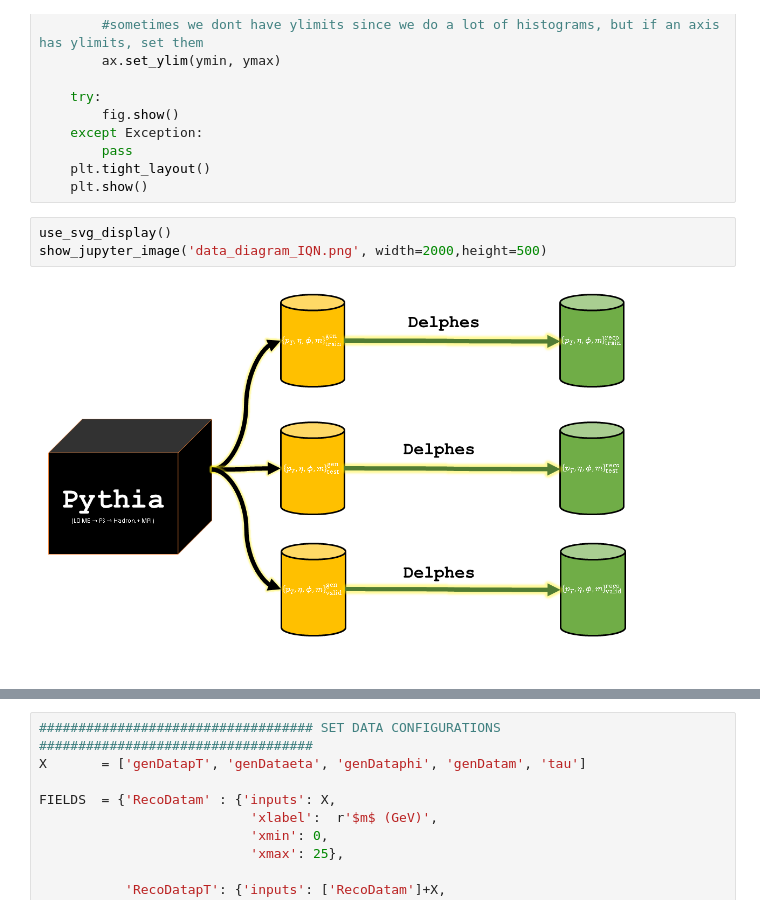
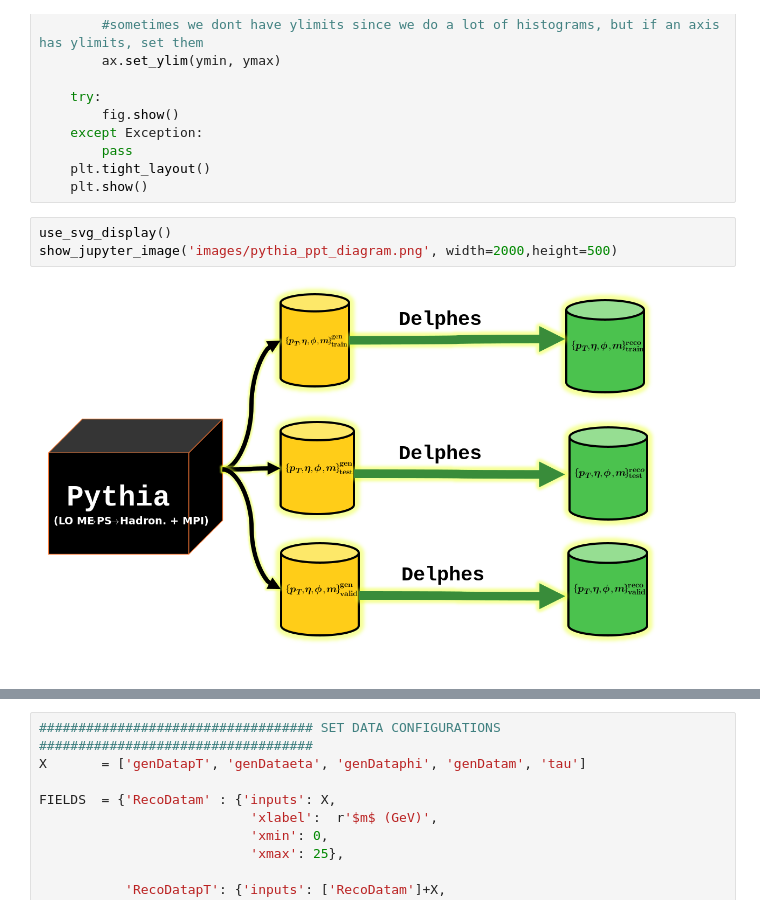
Before and after one commit to AliAlkadhim/torchQN, a Jupyter notebook: JupyterBook/_build/jupyter_execute/Braden_Scaling_TrainEval_Mass.ipynb, the cells around one changed output, grey strips where cells are left out. Drawn from its saved outputs; the diff is of its cells as text.

```diff
--- a/JupyterBook/_build/jupyter_execute/Braden_Scaling_TrainEval_Mass.ipynb
+++ b/JupyterBook/_build/jupyter_execute/Braden_Scaling_TrainEval_Mass.ipynb
@@ -237,9 +237,9 @@ def set_axes(ax, xlabel, ylabel=None, xmin=None, xmax=None, ymin=None, ymax=None
     plt.show()
 # %%
 use_svg_display()
-show_jupyter_image('data_diagram_IQN.png', width=2000,height=500)
+show_jupyter_image('images/pythia_ppt_diagram.png', width=2000,height=500)
 # %% [output]
-[figure, old version]
+[figure, new version]
 # %% [markdown]
 <!-- For Davidson team, please read try to all the code/comments before asking me questions! -->
 # %%
```
Also changed, not shown: parts of 1 cell of this notebook, 9 other files.
